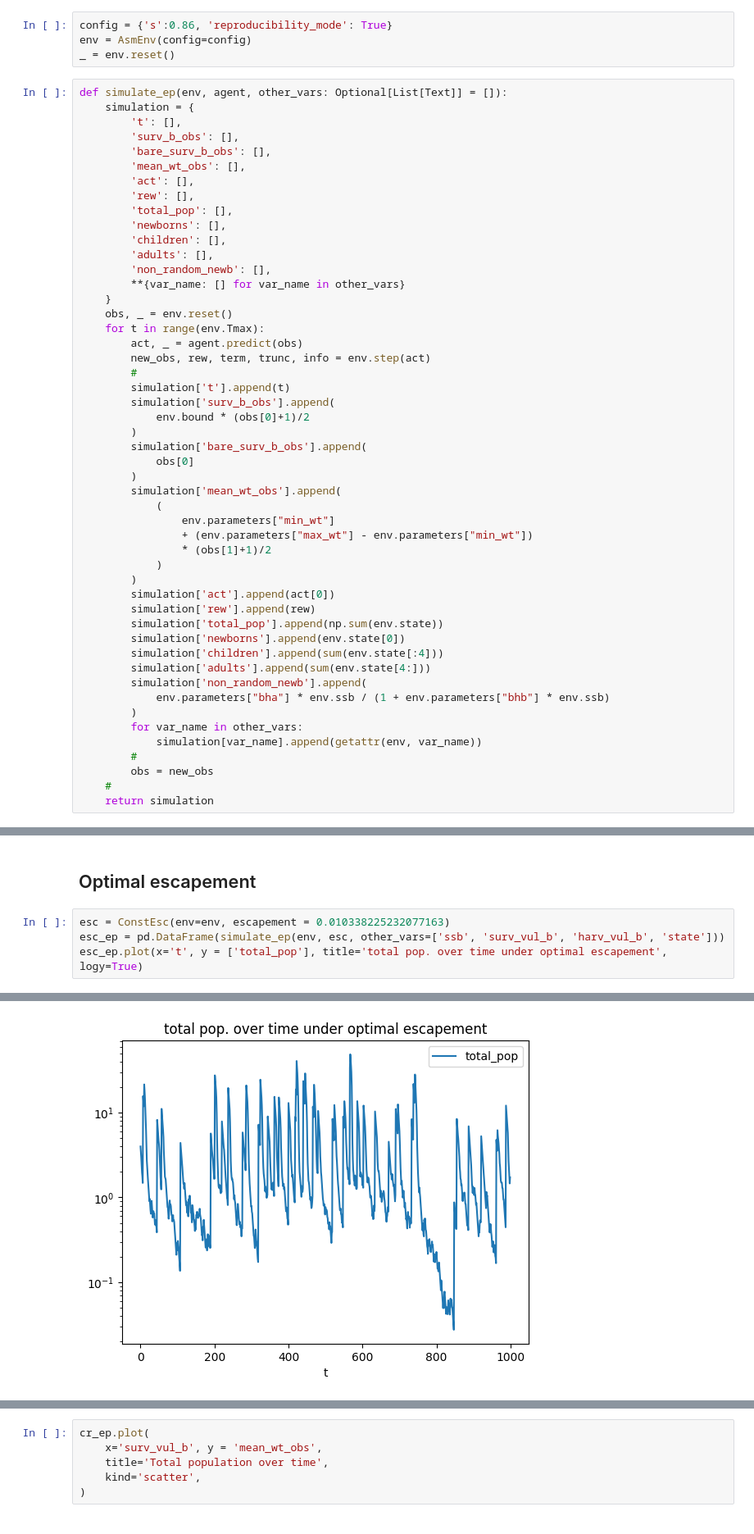
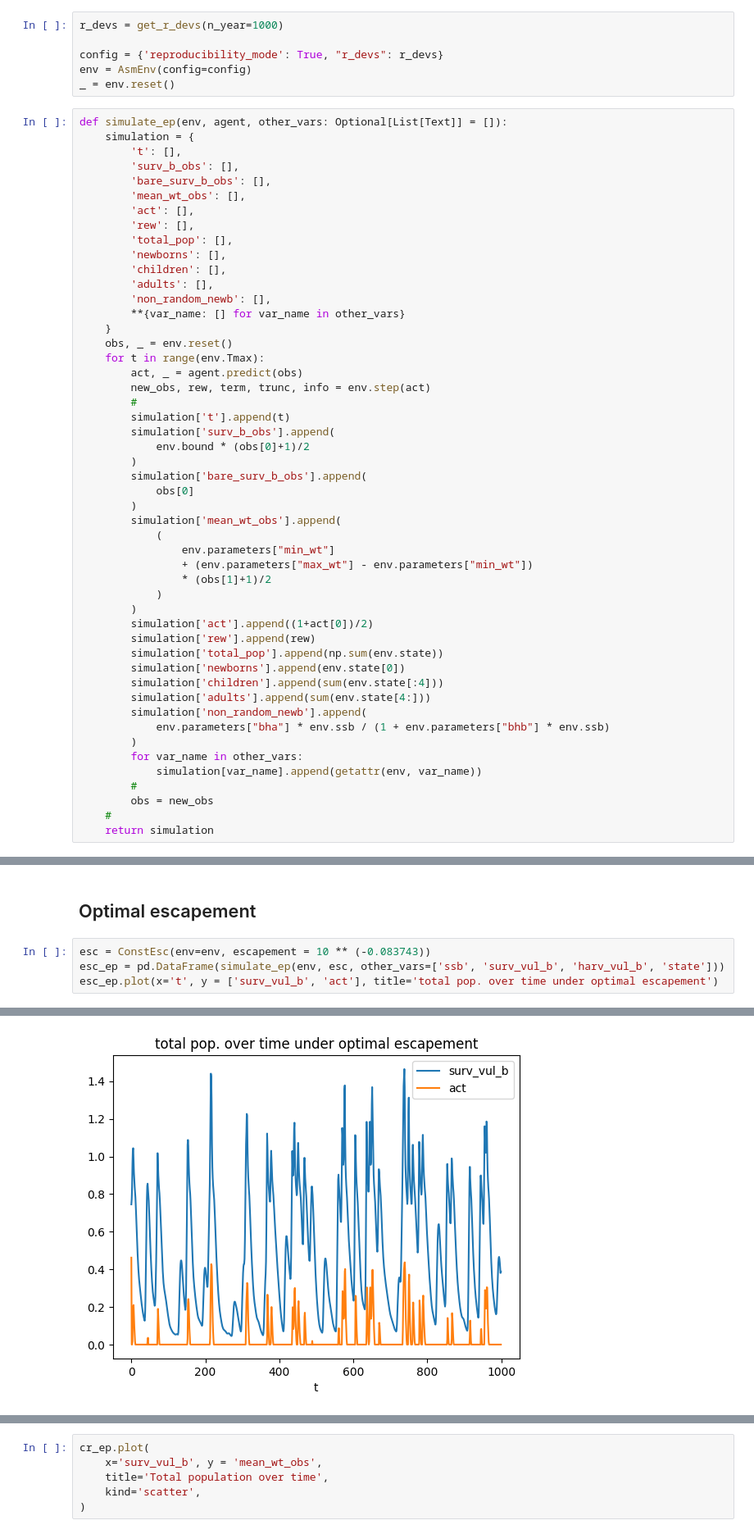
Before and after one commit to petebachant/rl4fisheries, a Jupyter notebook: notebooks/popdyn_tests.ipynb, the cells around one changed output, grey strips where cells are left out. Shown at 82% size. Cells and saved outputs as stored; diff of their text form.

```diff
--- a/notebooks/popdyn_tests.ipynb
+++ b/notebooks/popdyn_tests.ipynb
@@ -30,5 +30,7 @@ from rl4fisheries.envs.asm_fns import get_r_devs
 # %%
-config = {'s':0.86, 'reproducibility_mode': True}
+r_devs = get_r_devs(n_year=1000)
+
+config = {'reproducibility_mode': True, "r_devs": r_devs}
 env = AsmEnv(config=config)
 _ = env.reset()
 # %%
@@ -66,7 +68,7 @@ def simulate_ep(env, agent, other_vars: Optional[List[Text]] = []):
                 * (obs[1]+1)/2
             )
         )
-        simulation['act'].append(act[0])
+        simulation['act'].append((1+act[0])/2)
         simulation['rew'].append(rew)
         simulation['total_pop'].append(np.sum(env.state))
         simulation['newborns'].append(env.state[0])
@@ -116,9 +115,9 @@ trivial_ep.plot(
 # %% [markdown]
 ## Optimal escapement
 # %%
-esc = ConstEsc(env=env, escapement = 0.010338225232077163)
+esc = ConstEsc(env=env, escapement = 10 ** (-0.083743))
 esc_ep = pd.DataFrame(simulate_ep(env, esc, other_vars=['ssb', 'surv_vul_b', 'harv_vul_b', 'state']))
-esc_ep.plot(x='t', y = ['total_pop'], title='total pop. over time under optimal escapement', logy=True)
+esc_ep.plot(x='t', y = ['surv_vul_b', 'act'], title='total pop. over time under optimal escapement')
 # %% [output]
 <Axes: title={'center': 'total pop. over time under optimal escapement'}, xlabel='t'>
-[figure, old version]
+[figure, new version]
```
Also changed, not shown: parts of 16 cells of this notebook, 1 other file.
